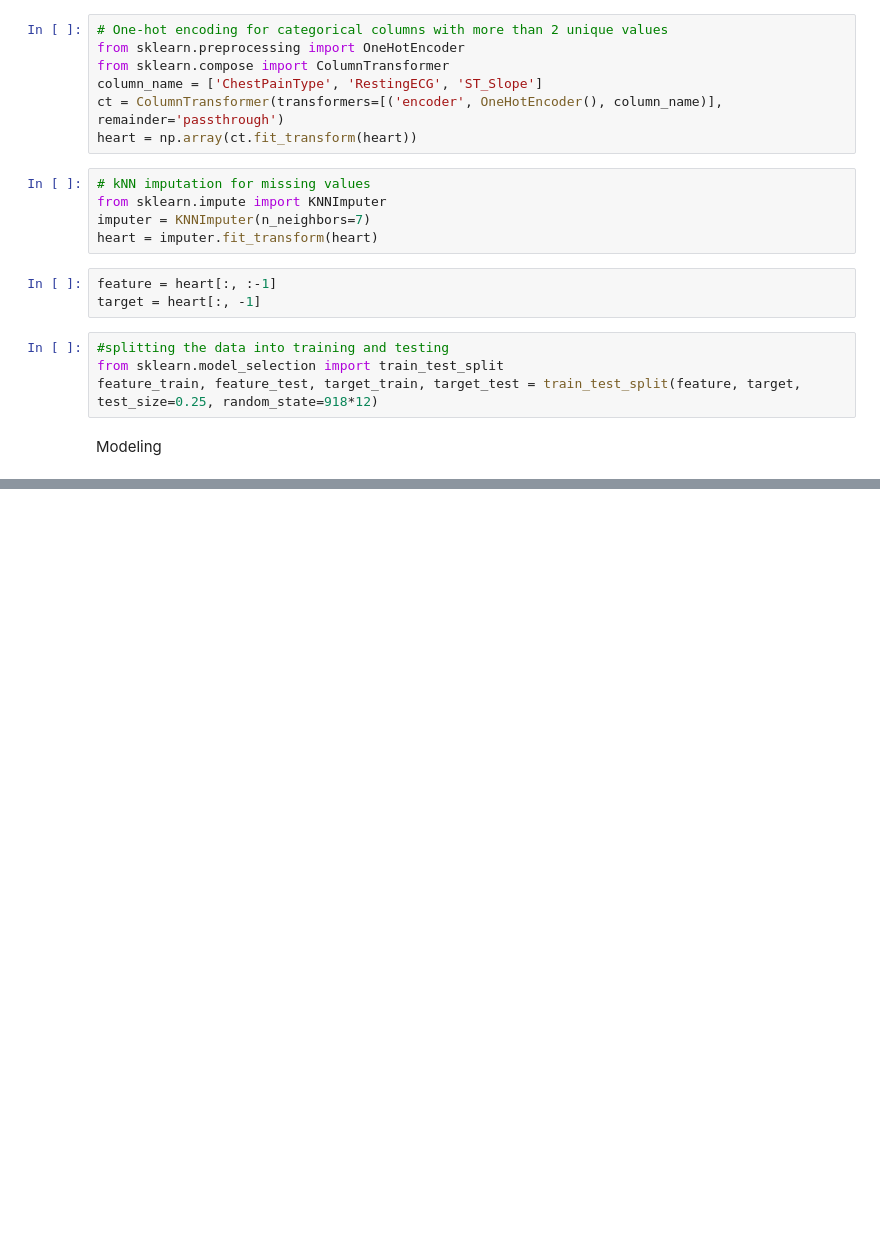
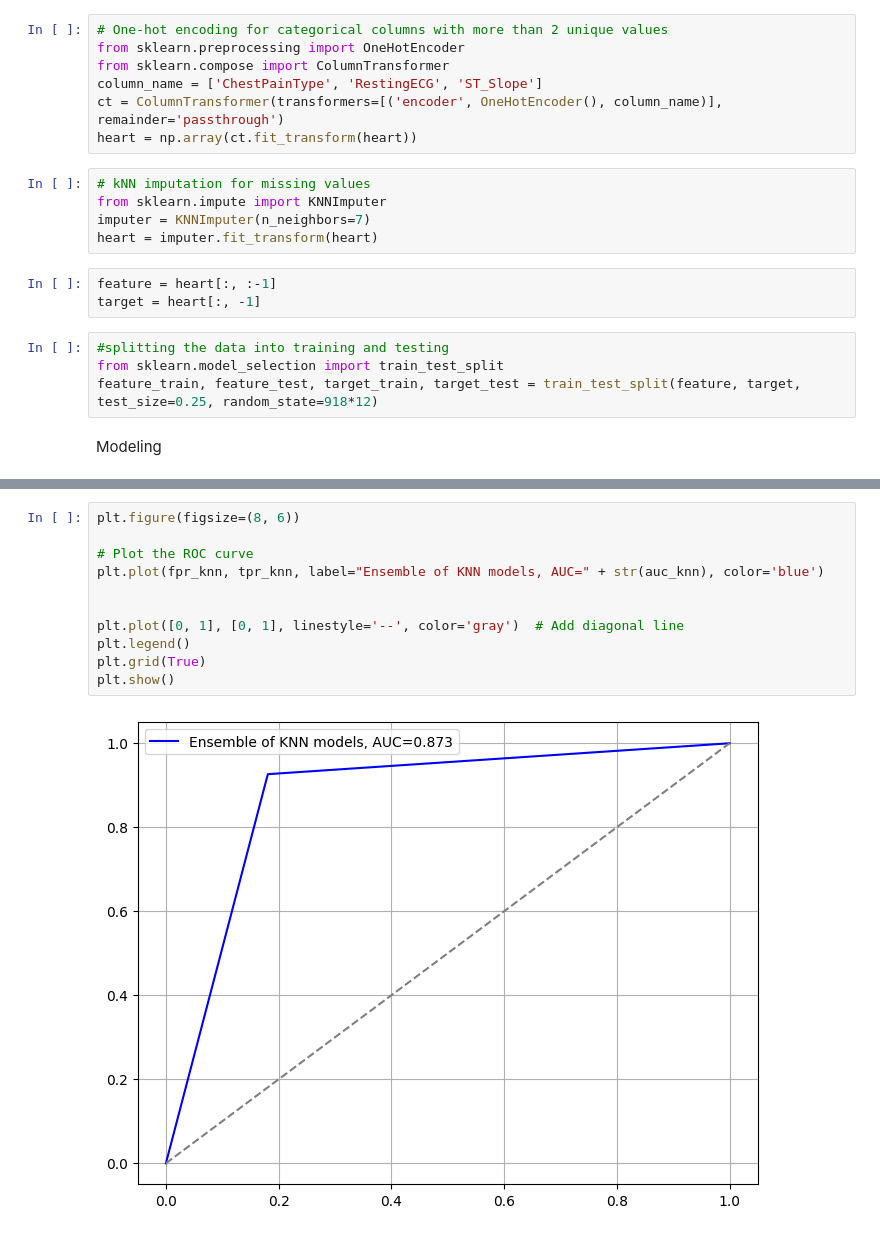
Before and after one commit to nbzuong/ML_Project, a Jupyter notebook: heart_predict.ipynb, the cells around one changed output, grey strips where cells are left out. Cells and saved outputs as stored; diff of their text form; blank space fills up the shorter version.

```diff
--- a/heart_predict.ipynb
+++ b/heart_predict.ipynb
@@ -613,3 +617,16 @@ Time Taken: 2.5812063217163086 seconds
     accuracy                           0.87       230
    macro avg       0.87      0.87      0.87       230
 weighted avg       0.87      0.87      0.87       230
+# %%
+plt.figure(figsize=(8, 6))
+
+# Plot the ROC curve
+plt.plot(fpr_knn, tpr_knn, label="Ensemble of KNN models, AUC=" + str(auc_knn), color='blue')
+
+
+plt.plot([0, 1], [0, 1], linestyle='--', color='gray')  # Add diagonal line
+plt.legend()
+plt.grid(True)
+plt.show()
+# %% [output]
+[figure, added]
```
Also changed, not shown: parts of 5 cells of this notebook.
